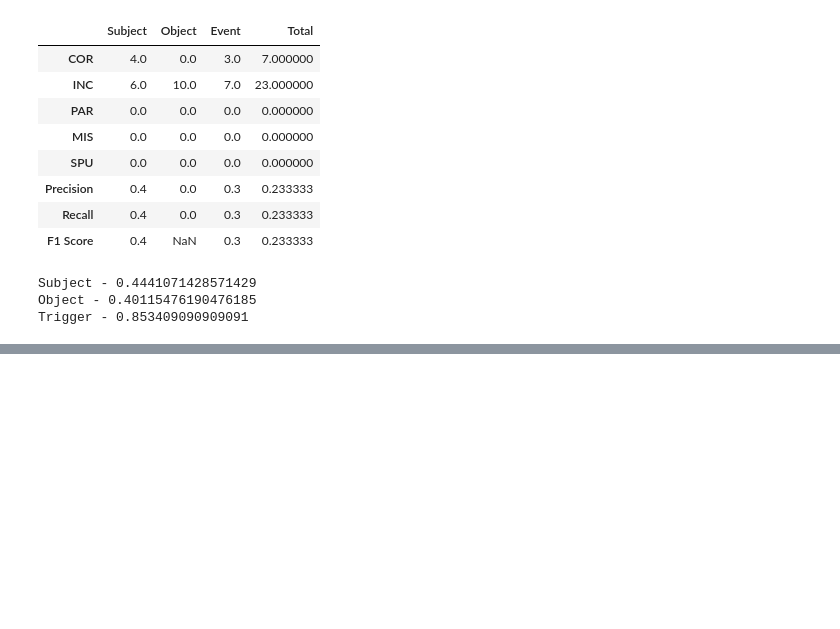
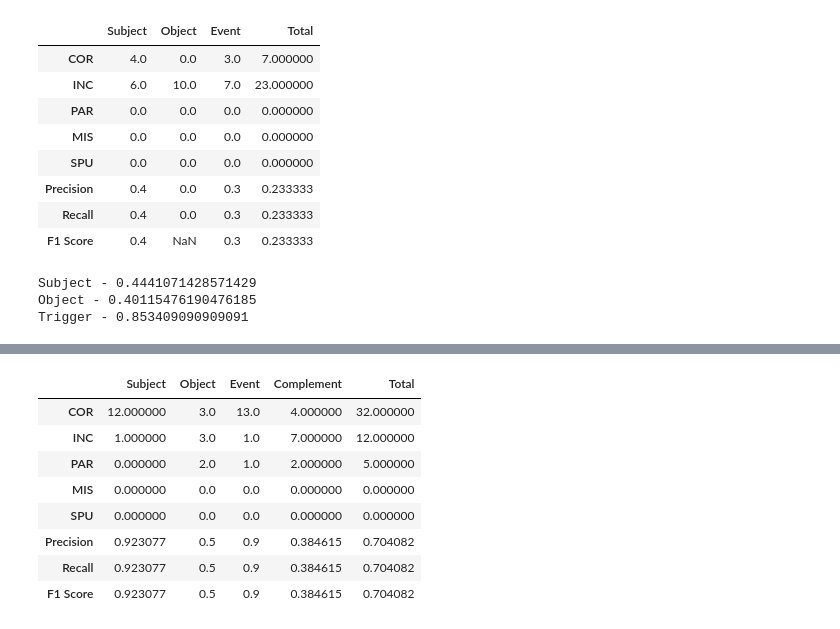
Before and after one commit to gabyarte/event-extraction-small-corpus, a Jupyter notebook: notebooks/02_gpt_for_event_extraction.ipynb, the cells around one changed output, grey strips where cells are left out. Saved outputs shown, nothing was run; the diff lists cells and outputs as text; code cells hidden in the pictures; blank space fills up the shorter version.

```diff
--- a/notebooks/02_gpt_for_event_extraction.ipynb
+++ b/notebooks/02_gpt_for_event_extraction.ipynb
@@ -467,0 +608,12 @@ Trigger - 0.853409090909091
+# %%
+match_score(few_evaluation_data, responses_json, 'partial')
+# %% [output]
+|  | Subject | Object | Event | Complement | Total |
+| COR | 12.000000 | 3.0 | 13.0 | 4.000000 | 32.000000 |
+| INC | 1.000000 | 3.0 | 1.0 | 7.000000 | 12.000000 |
+| PAR | 0.000000 | 2.0 | 1.0 | 2.000000 | 5.000000 |
+| MIS | 0.000000 | 0.0 | 0.0 | 0.000000 | 0.000000 |
+| SPU | 0.000000 | 0.0 | 0.0 | 0.000000 | 0.000000 |
+| Precision | 0.923077 | 0.5 | 0.9 | 0.384615 | 0.704082 |
+| Recall | 0.923077 | 0.5 | 0.9 | 0.384615 | 0.704082 |
+| F1 Score | 0.923077 | 0.5 | 0.9 | 0.384615 | 0.704082 |
```
Also changed, not shown: parts of 14 cells of this notebook, 1 other file.
